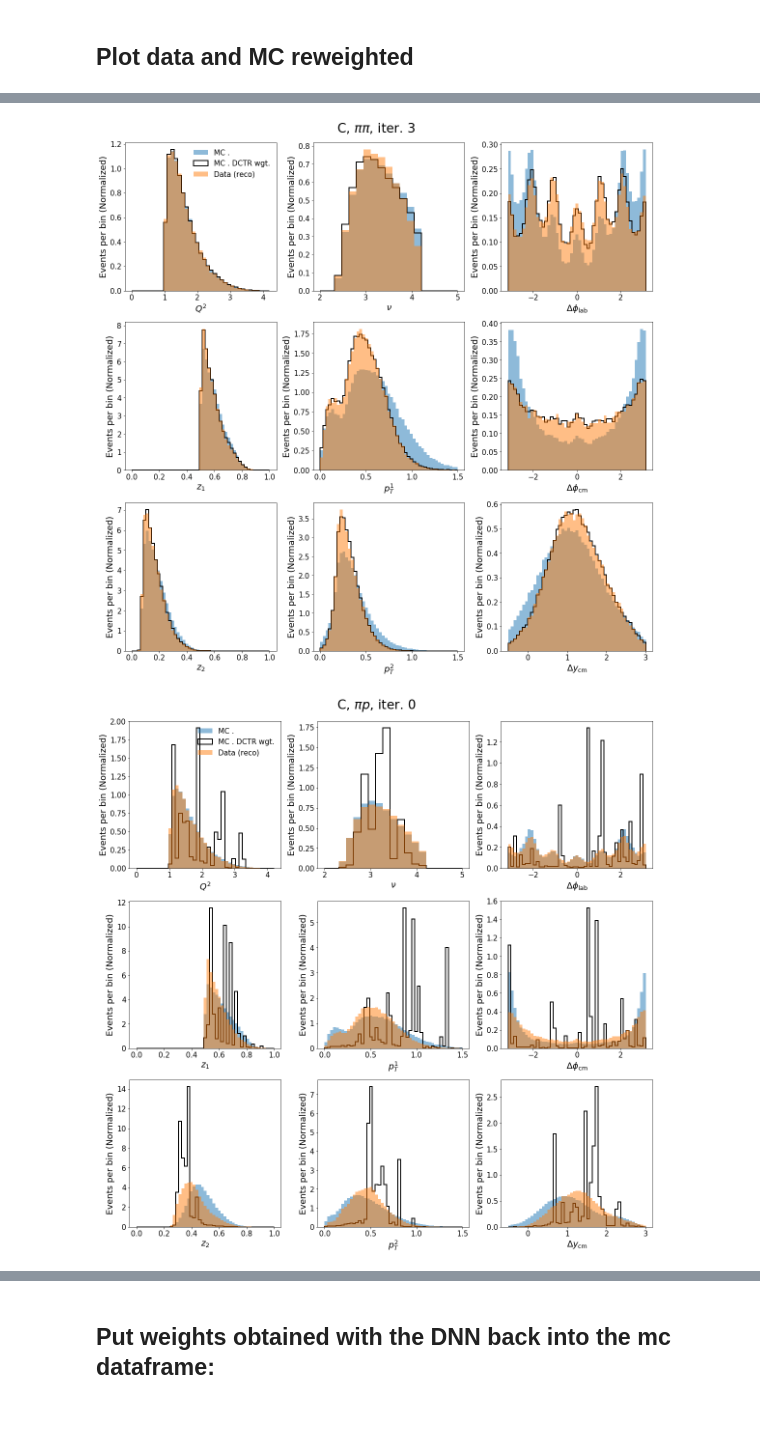
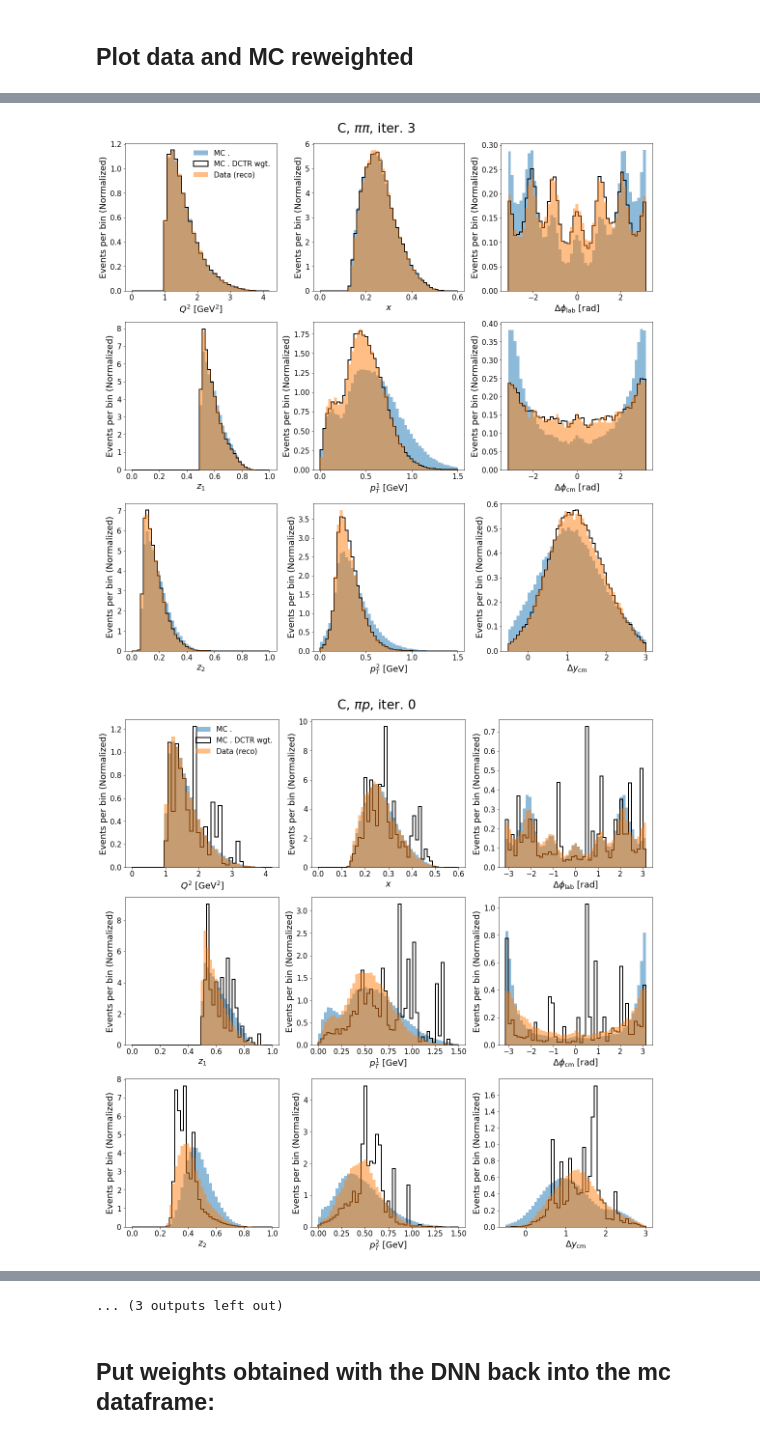
Before and after one commit to sebouh137/sidis_tuples, a Jupyter notebook: python/ReweightDihadrons-Clas6.ipynb, the cells around one changed output, grey strips where cells are left out. Drawn from its saved outputs; the diff is of its cells as text; code cells hidden in the pictures.

```diff
--- a/python/ReweightDihadrons-Clas6.ipynb
+++ b/python/ReweightDihadrons-Clas6.ipynb
@@ -592,13 +574,13 @@ def reweight_summary_plots(setname):
                                constrained_layout=True)
         fig.suptitle(suptitles[setname] + f", iter. {i}")
 
-        bins = [[np.linspace(0.0, 4.2, 40), np.linspace(2.0, 5, 20), np.linspace(-np.pi, np.pi, 50)],
+        bins = [[np.linspace(0.0, 4.2, 40), np.linspace(0, 0.6, 50), np.linspace(-np.pi, np.pi, 50)],
                [np.linspace(0, 1, 50), np.linspace(0, 1.5, 50), np.linspace(-np.pi, np.pi, 50)],
                [np.linspace(0, 1, 50), np.linspace(0, 1.5, 50), np.linspace(-.5, 3, 50)]]
-        xlabels = [[r'$Q^{2}$', r'$\nu$', r'$\Delta\phi_{\mathrm{lab}}$'],
-                  [r'$z_1$', r'$p^1_T$', r'$\Delta\phi_{\mathrm{cm}}$'],
-                  [r'$z_2$', r'$p^2_T$', r'$\Delta y_{\mathrm{cm}}$']]
-        xvars = [['Q2', 'nu', 'diff_phi_lab'],
+        xlabels = [[r'$Q^{2}$ [GeV$^2$]', r'$x$', r'$\Delta\phi_{\mathrm{lab}}$ [rad]'],
+                  [r'$z_1$', r'$p^1_T$ [GeV]', r'$\Delta\phi_{\mathrm{cm}}$ [rad]'],
+                  [r'$z_2$', r'$p^2_T$ [GeV]', r'$\Delta y_{\mathrm{cm}}$']]
+        xvars = [['Q2', 'x', 'diff_phi_lab'],
                 ['h1_z', 'h1_cm_pt','diff_phi_cm'],
                 ['h2_z', 'h2_cm_pt','diff_rap_cm']]
 
@@ -624,10 +606,11 @@ def reweight_summary_plots(setname):
                     ax[row,col].legend(frameon=False,loc='best')
 
 
-        fig.savefig(f"../images/reweight_summary_{setname}_iter{i}.png")
+        fig.savefig(f"../images/reweight_summary_{setname}_iter{i}.png",bbox_inches='tight')
 # %%
 reweight_summary_plots('C_2pi')
 reweight_summary_plots('C_pi_p')
+reweight_summary_plots('D_2pi')
 # %% [output]
 147317
 ITERATION: 1
@@ -651,2 +647,2 @@ ITERATION: 4
-[figure, old version]
+[figure, new version]
-[figure, old version]
+[figure, new version]
@@ -656,3 +653,4 @@ ITERATION: 4
+... (3 outputs left out)
 # %% [markdown]
 ## Put weights obtained with the DNN back into the mc dataframe:
 # %%
```
Also changed, not shown: parts of 10 cells of this notebook, 49 other files.
